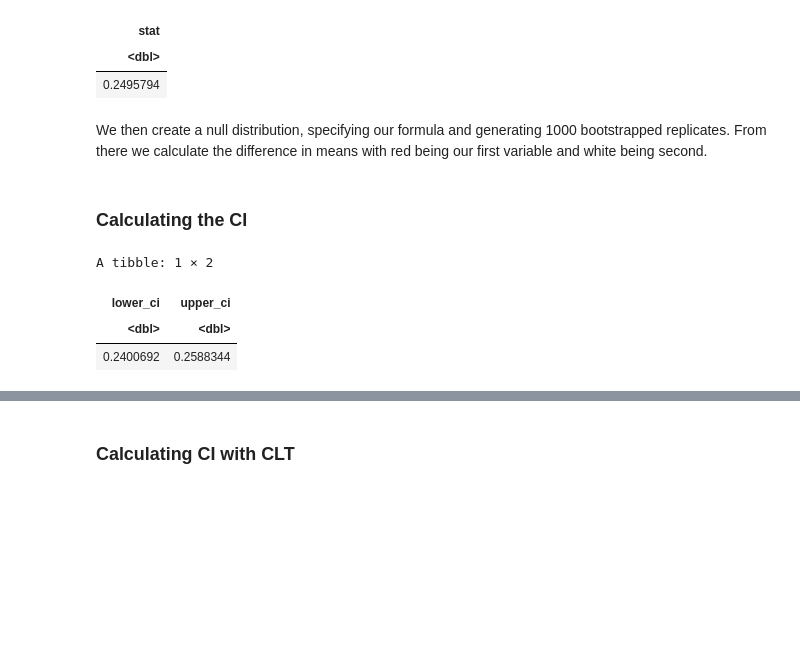
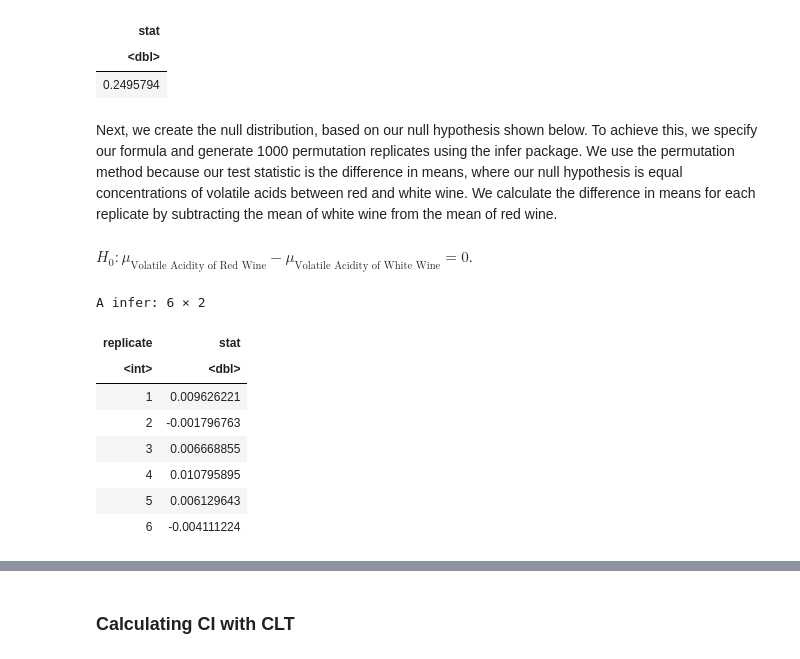
Before and after one commit to VivaanWadhwa/STAT201_GROUP18, a Jupyter notebook: project_final_report.ipynb, the cells around one changed output, grey strips where cells are left out. Drawn from its saved outputs; the diff is of its cells as text; code cells hidden in the pictures; blank space fills up the shorter version.

Commit message:
Added methods

```diff
--- a/project_final_report.ipynb
+++ b/project_final_report.ipynb
@@ -171,25 +194,24 @@ A infer: 1 × 1
 | <dbl> |
 | 0.2495794 |
 # %% [markdown]
-We then create a null distribution, specifying our formula and generating 1000 bootstrapped replicates. From there we calculate the difference in means with red being our first variable and white being second.
+Next, we create the null distribution, based on our null hypothesis shown below. To achieve this, we specify our formula and generate 1000 permutation replicates using the infer package. We use the permutation method because our test statistic is the difference in means, where our null hypothesis is equal concentrations of volatile acids between red and white wine. We calculate the difference in means for each replicate by subtracting the mean of white wine from the mean of red wine.
+# %% [markdown]
+$H_{0}: \mu_{\text{Volatile Acidity of Red Wine}} - \mu_{\text{Volatile Acidity of White Wine}} = 0$.
 # %%
 null_dist <- wine_sample %>%
     specify(volatile.acidity ~ type) %>%
     hypothesize(null = "independence") %>%
     generate(reps = 1000, type="permute") %>%
     calculate(stat = "diff in means", order = c("red", "white"))
+head(null_dist)
+# %% [output]
+A infer: 6 × 2
+| replicate | stat |
+| <int> | <dbl> |
+| 1 | 0.009626221 |
+| 2 | -0.001796763 |
+| 3 | 0.006668855 |
+| 4 | 0.010795895 |
+| 5 | 0.006129643 |
+| 6 | -0.004111224 |
-# %% [markdown]
-### Calculating the CI
-# %%
-wine_ci <- wine_sample %>%
-    specify(volatile.acidity ~ type) %>%
-    generate(reps = 1000, type = "bootstrreap") %>%
-    calculate(stat = "diff in means", order = c("red", "white")) %>%
-    get_ci()
-wine_ci
-# %% [output]
-A tibble: 1 × 2
-| lower_ci | upper_ci |
-| <dbl> | <dbl> |
-| 0.2400692 | 0.2588344 |
 # %% [markdown]
```
Also changed, not shown: parts of 26 cells of this notebook.
